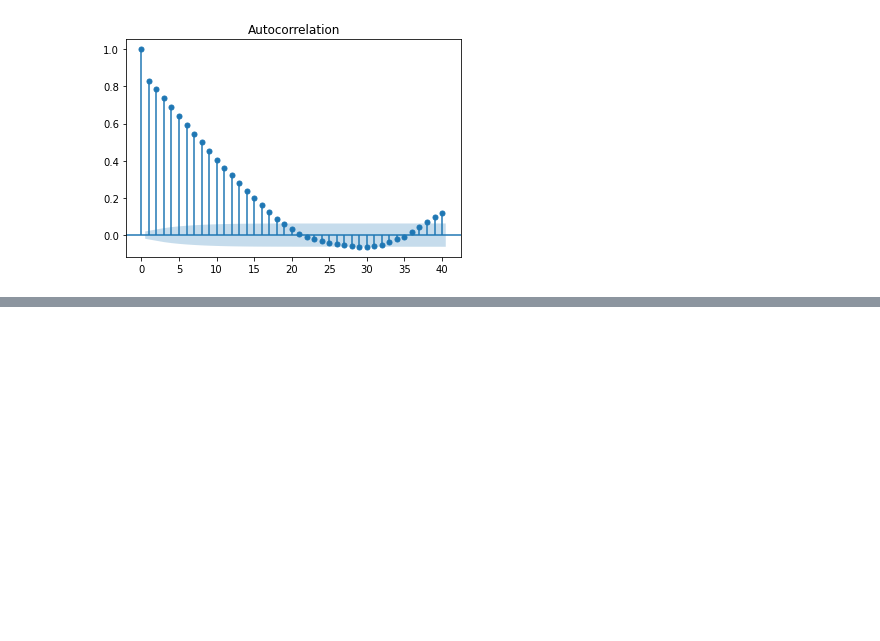
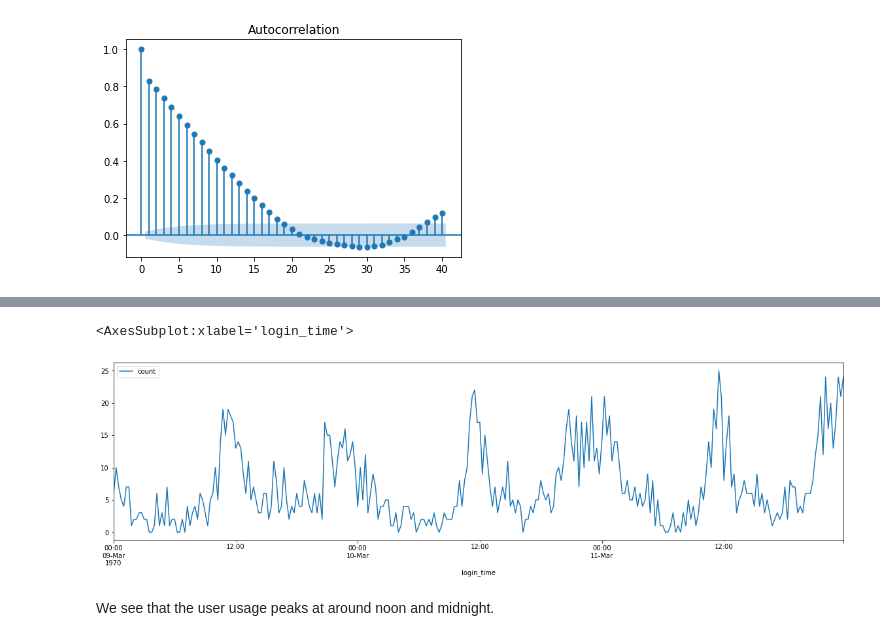
Before and after one commit to szelinghsu/Springboard, a Jupyter notebook: Ultimate Inc. Challenge/ultimate_logins.ipynb, the cells around one changed output, grey strips where cells are left out. Drawn from its saved outputs; the diff is of its cells as text; code cells hidden in the pictures; blank space fills up the shorter version.

```diff
--- a/Ultimate Inc. Challenge/ultimate_logins.ipynb
+++ b/Ultimate Inc. Challenge/ultimate_logins.ipynb
@@ -97,0 +138,9 @@ plt.tight_layout()
+# %%
+# Zoom into three days
+threedays_15mins = logins_15mins.loc[logins_15mins.index.strftime('%b-%d').isin(['Mar-09', 'Mar-10', 'Mar-11'])]
+threedays_15mins.plot(figsize=(20,5))
+# %% [output]
+<AxesSubplot:xlabel='login_time'>
+[figure, added]
+# %% [markdown]
+We see that the user usage peaks at around noon and midnight.
```
Also changed, not shown: parts of 9 cells of this notebook.
